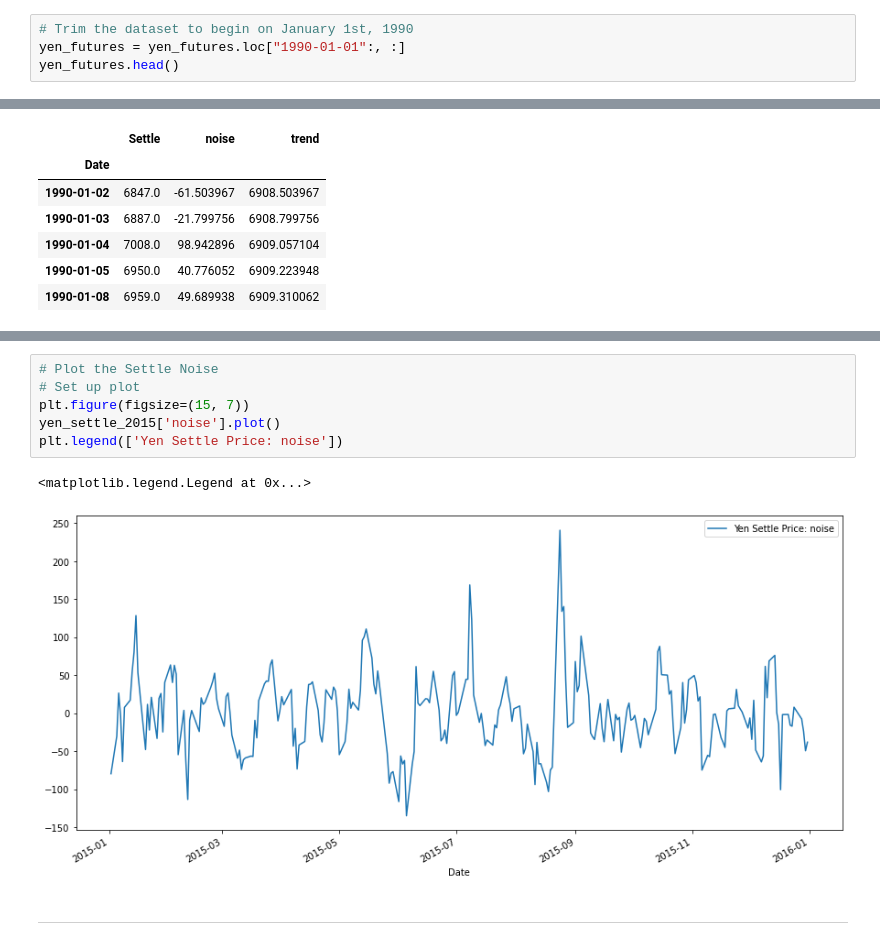
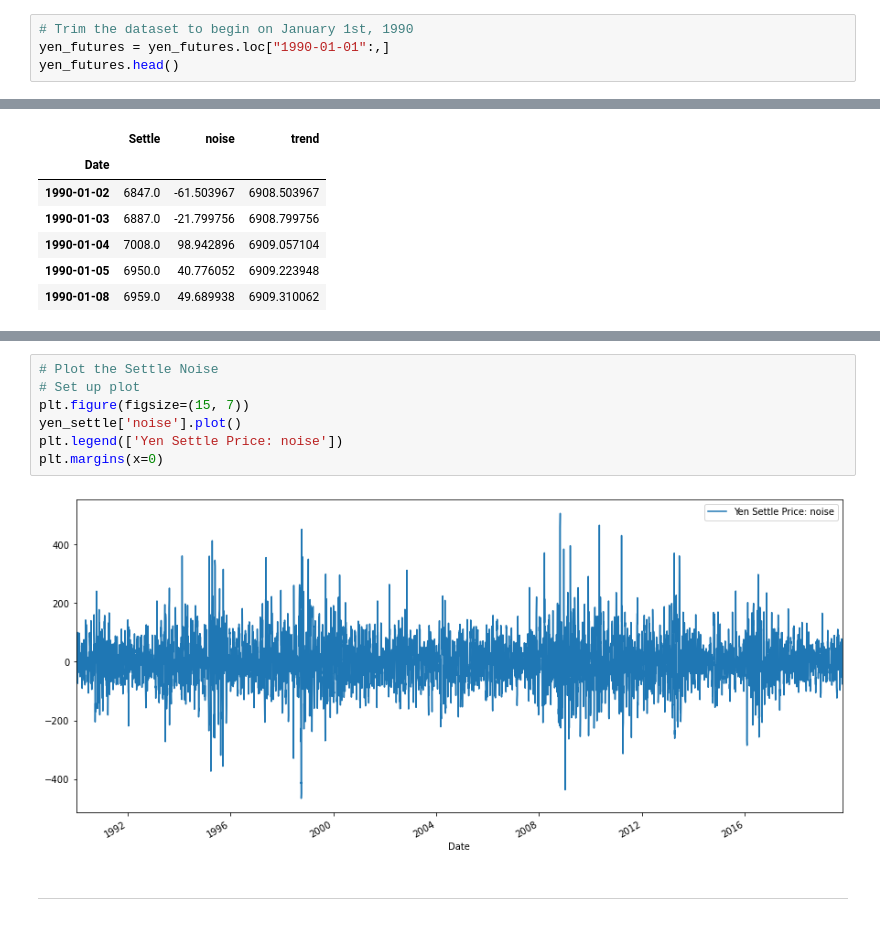
Before and after one commit to PanicAtTheDisco88/TimeSeries_homework8, a Jupyter notebook: time_series_analysis.ipynb, the cells around one changed output, grey strips where cells are left out. Drawn from its saved outputs; the diff is of its cells as text.

```diff
--- a/time_series_analysis.ipynb
+++ b/time_series_analysis.ipynb
@@ -25,7 +25,7 @@ yen_futures.head()
 | 1976-08-06 | 3401.0 | 3401.0 | 3401.0 | 3401.0 | NaN | 3401.0 | 0.0 | 1.0 |
 # %%
 # Trim the dataset to begin on January 1st, 1990
-yen_futures = yen_futures.loc["1990-01-01":, :]
+yen_futures = yen_futures.loc["1990-01-01":,]
 yen_futures.head()
 # %% [output]
 |  | Open | High | Low | Last | Change | Settle | Volume | Previous Day Open Interest |
@@ -102,12 +98,12 @@ plt.legend(["Yen Settle Price", "Trend"])
 # %%
 # Plot the Settle Noise
 # Set up plot
 plt.figure(figsize=(15, 7))
-yen_settle_2015['noise'].plot()
+yen_settle['noise'].plot()
 plt.legend(['Yen Settle Price: noise'])
+plt.margins(x=0)
 # %% [output]
-<matplotlib.legend.Legend at 0x...>
-[figure, old version]
+[figure, new version]
 # %% [markdown]
 ---
 # %% [markdown]
```
Also changed, not shown: parts of 9 cells of this notebook, 1 other file.
